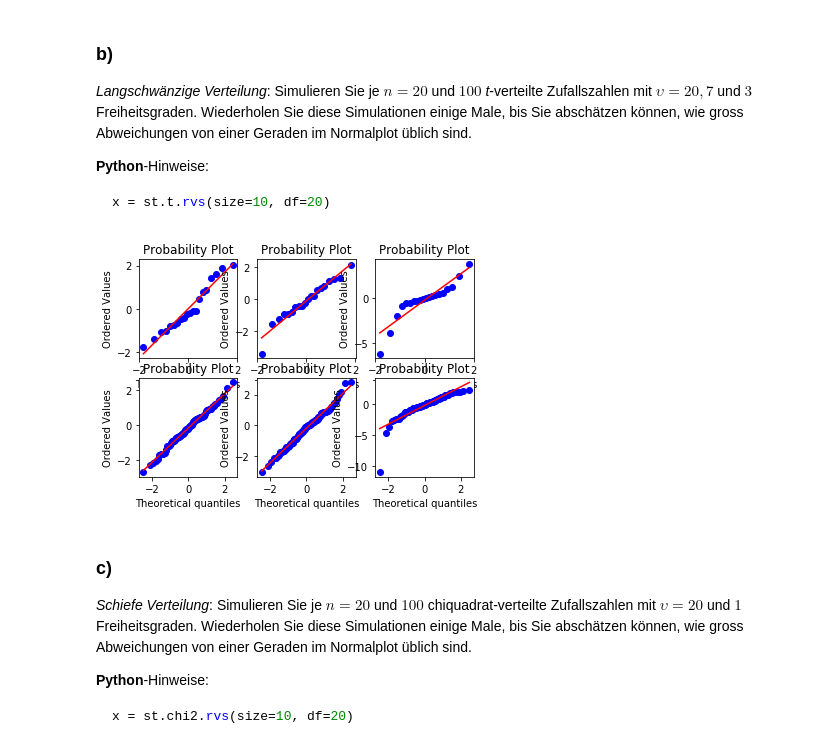
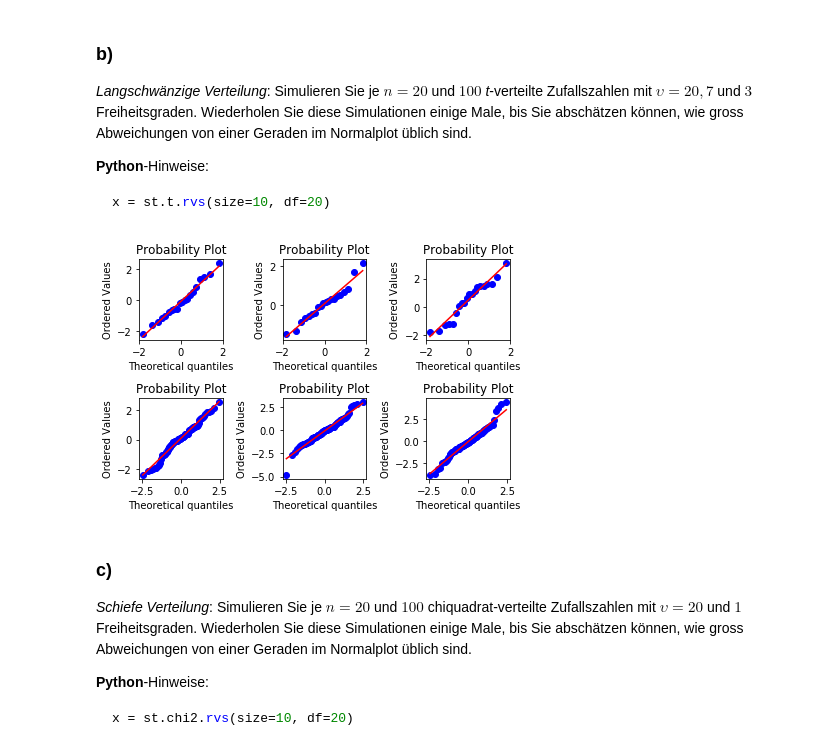
Before and after one commit to KilnOfTheSecondFlame/STAT_HS18_Exercises, a Jupyter notebook: 05_Exercise05/05_Exercie05.ipynb, the cells around one changed output. Drawn from its saved outputs; the diff is of its cells as text; code cells hidden in the pictures.

```diff
--- a/05_Exercise05/05_Exercie05.ipynb
+++ b/05_Exercise05/05_Exercie05.ipynb
@@ -51,25 +52,26 @@ x = st.t.rvs(size=10, df=20)
 # %%
 plt.subplot(231)
 x = st.t.rvs(size=20, df=20)
 st.probplot(x,plot=plt)
 plt.subplot(232)
 x = st.t.rvs(size=20, df=7)
 st.probplot(x,plot=plt)
 plt.subplot(233)
 x = st.t.rvs(size=20, df=3)
 st.probplot(x,plot=plt)
 plt.subplot(234)
 x = st.t.rvs(size=100, df=20)
 st.probplot(x,plot=plt)
 plt.subplot(235)
 x = st.t.rvs(size=100, df=7)
 st.probplot(x,plot=plt)
 plt.subplot(236)
 x = st.t.rvs(size=100, df=3)
 st.probplot(x,plot=plt)
+plt.tight_layout()
 plt.show()
 # %% [output]
-[figure, old version]
+[figure, new version]
 # %% [markdown]
 ### c)
 _Schiefe Verteilung_: Simulieren Sie je $n = 20$ und $100$  chiquadrat-verteilte  Zufallszahlen mit $\upsilon = 20$ und $1$ Freiheitsgraden. Wiederholen Sie diese Simulationen einige Male, bis Sie abschätzen können, wie gross Abweichungen von einer Geraden im Normalplot üblich sind.
```
Also changed, not shown: parts of 11 cells of this notebook.
